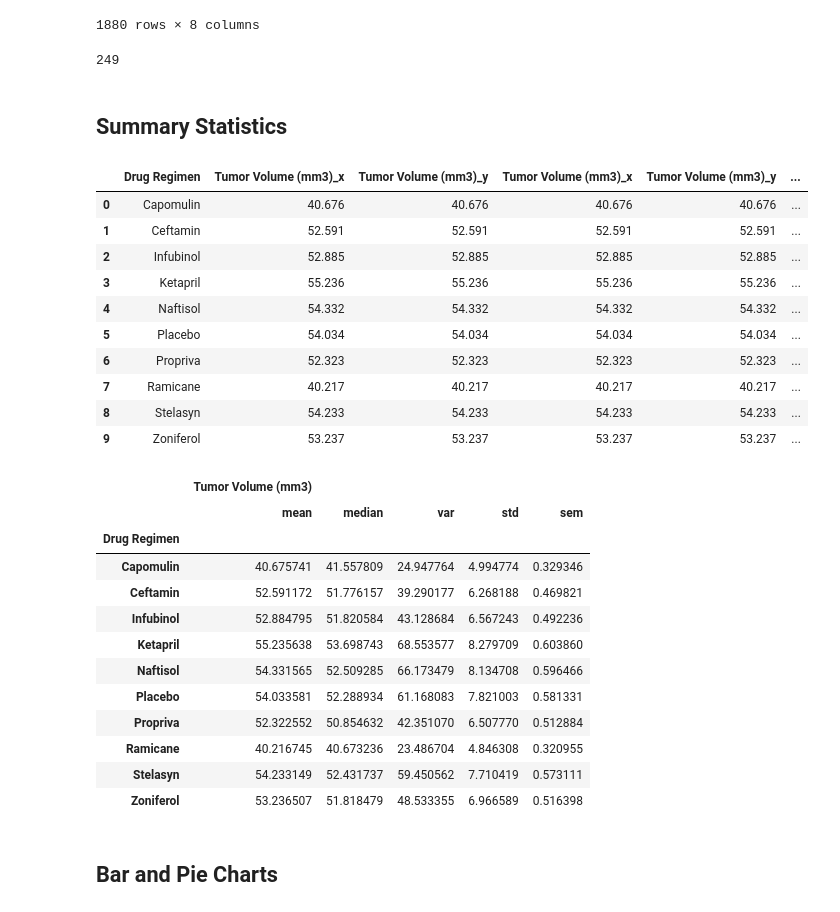
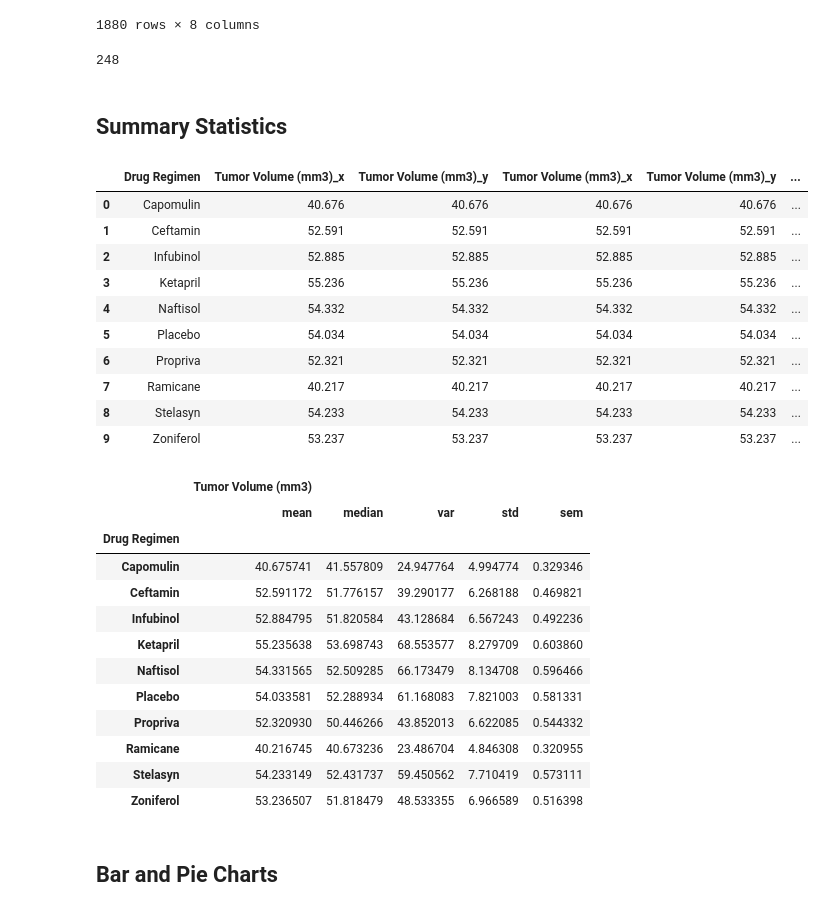
Before and after one commit to ItsGreyedOut/Matplotlib-Challenge, a Jupyter notebook: Pymaceuticals/pymaceuticals_starter.ipynb, the cells around one changed output. Drawn from its saved outputs; the diff is of its cells as text; code cells hidden in the pictures.

```diff
--- a/Pymaceuticals/pymaceuticals_starter.ipynb
+++ b/Pymaceuticals/pymaceuticals_starter.ipynb
@@ -107,10 +105,10 @@ cleaned_data
 1880 rows × 8 columns
 # %%
 # Checking the number of mice in the clean DataFrame.
-mice_count_non_dupes = clean_data["Mouse ID"].nunique()
+mice_count_non_dupes = cleaned_data["Mouse ID"].nunique()
 mice_count_non_dupes
 # %% [output]
-249
+248
 # %% [markdown]
 ## Summary Statistics
 # %%
@@ -118,24 +116,24 @@ mice_count_non_dupes
 # Within the summary, lamda is used:  A lambda function is a small function containing a single expression.
 
 # Use groupby and summary statistical methods to calculate the following properties of each drug regimen:
-mean = round(clean_data.groupby(["Drug Regimen"]).mean()["Tumor Volume (mm3)"],3)
+mean = round(cleaned_data.groupby(["Drug Regimen"]).mean()["Tumor Volume (mm3)"],3)
 mean = mean.reset_index()
 mean = mean.rename(columns={"Tumor Volume (mme)":"Mean"})
 
-median = round(clean_data.groupby(["Drug Regimen"]).mean()["Tumor Volume (mm3)"],3)
+median = round(cleaned_data.groupby(["Drug Regimen"]).mean()["Tumor Volume (mm3)"],3)
 median = mean.reset_index()
 median = mean.rename(columns={"Tumor Volume (mme)":"Mean"})
 
 # mean, median, variance, standard deviation, and SEM of the tumor volume.
-var = round(clean_data.groupby(["Drug Regimen"]).mean()["Tumor Volume (mm3)"],3)
+var = round(cleaned_data.groupby(["Drug Regimen"]).mean()["Tumor Volume (mm3)"],3)
 var = mean.reset_index()
 var = mean.rename(columns={"Tumor Volume (mme)":"Mean"})
 
-std = round(clean_data.groupby(["Drug Regimen"]).mean()["Tumor Volume (mm3)"],3)
+std = round(cleaned_data.groupby(["Drug Regimen"]).mean()["Tumor Volume (mm3)"],3)
 std = mean.reset_index()
 std = mean.rename(columns={"Tumor Volume (mme)":"Mean"})
 
-sem = round(clean_data.groupby(["Drug Regimen"]).mean()["Tumor Volume (mm3)"],3)
+sem = round(cleaned_data.groupby(["Drug Regimen"]).mean()["Tumor Volume (mm3)"],3)
 sem = mean.reset_index()
 sem = mean.rename(columns={"Tumor Volume (mme)":"Mean"})
 
@@ -153,26 +151,26 @@ summary_df
 | 3 | Ketapril | 55.236 | 55.236 | 55.236 | 55.236 | ... |
 | 4 | Naftisol | 54.332 | 54.332 | 54.332 | 54.332 | ... |
 | 5 | Placebo | 54.034 | 54.034 | 54.034 | 54.034 | ... |
-| 6 | Propriva | 52.323 | 52.323 | 52.323 | 52.323 | ... |
+| 6 | Propriva | 52.321 | 52.321 | 52.321 | 52.321 | ... |
 | 7 | Ramicane | 40.217 | 40.217 | 40.217 | 40.217 | ... |
 | 8 | Stelasyn | 54.233 | 54.233 | 54.233 | 54.233 | ... |
 | 9 | Zoniferol | 53.237 | 53.237 | 53.237 | 53.237 | ... |
 # %%
 # Generate a summary statistics table of mean, median, variance, standard deviation, and SEM of the tumor volume for each regimen
 
 # Using the aggregation method, produce the same summary statistics in a single line
-clean_data.groupby(["Drug Regimen"]).agg({"Tumor Volume (mm3)":['mean','median','var','std','sem']})
+cleaned_data.groupby(["Drug Regimen"]).agg({"Tumor Volume (mm3)":['mean','median','var','std','sem']})
 # %% [output]
 |  | Tumor Volume (mm3) |  |  |  |  |
 |  | mean | median | var | std | sem |
 | Drug Regimen |  |  |  |  |  |
 | Capomulin | 40.675741 | 41.557809 | 24.947764 | 4.994774 | 0.329346 |
 | Ceftamin | 52.591172 | 51.776157 | 39.290177 | 6.268188 | 0.469821 |
 | Infubinol | 52.884795 | 51.820584 | 43.128684 | 6.567243 | 0.492236 |
 | Ketapril | 55.235638 | 53.698743 | 68.553577 | 8.279709 | 0.603860 |
 | Naftisol | 54.331565 | 52.509285 | 66.173479 | 8.134708 | 0.596466 |
 | Placebo | 54.033581 | 52.288934 | 61.168083 | 7.821003 | 0.581331 |
-| Propriva | 52.322552 | 50.854632 | 42.351070 | 6.507770 | 0.512884 |
+| Propriva | 52.320930 | 50.446266 | 43.852013 | 6.622085 | 0.544332 |
 | Ramicane | 40.216745 | 40.673236 | 23.486704 | 4.846308 | 0.320955 |
 | Stelasyn | 54.233149 | 52.431737 | 59.450562 | 7.710419 | 0.573111 |
 | Zoniferol | 53.236507 | 51.818479 | 48.533355 | 6.966589 | 0.516398 |
```
Also changed, not shown: parts of 7 cells of this notebook.
